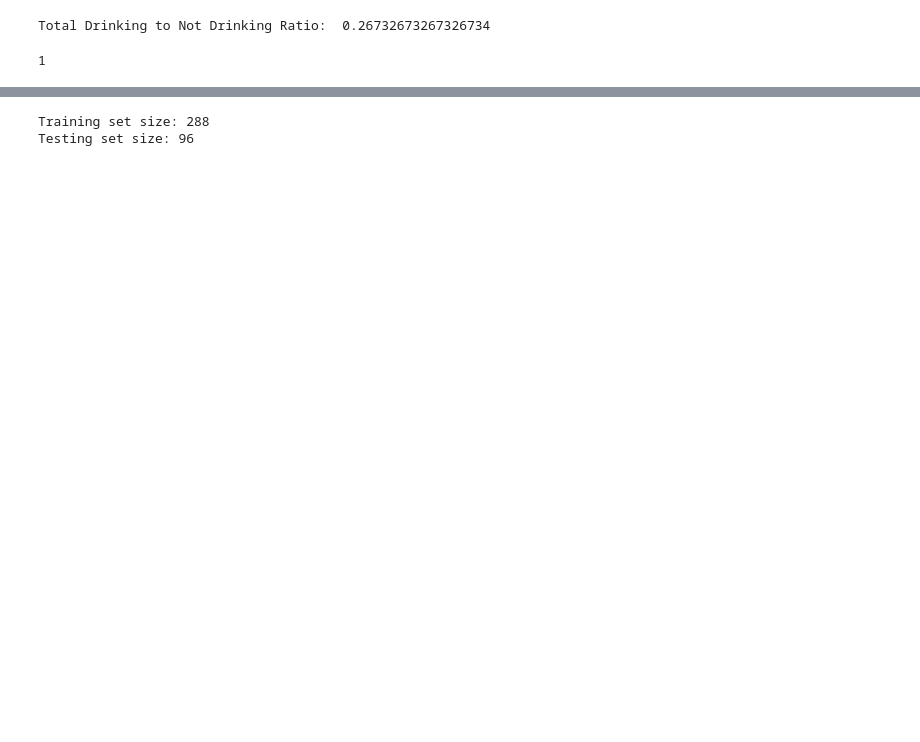
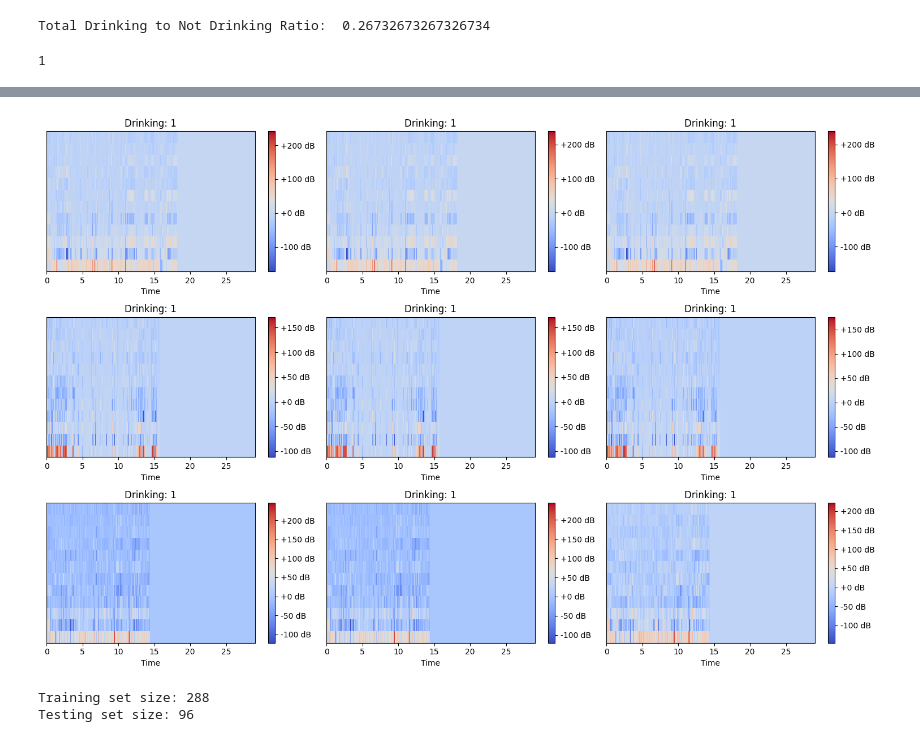
Before and after one commit to Horcruxno13/water-audo, a Jupyter notebook: jayesh/classification.ipynb, the cells around one changed output, grey strips where cells are left out. Drawn from its saved outputs; the diff is of its cells as text; code cells hidden in the pictures; blank space fills up the shorter version.

```diff
--- a/jayesh/classification.ipynb
+++ b/jayesh/classification.ipynb
@@ -81,7 +113,7 @@ def augment_audio(audio, augment_type="pitch_shift"):
 
     if augment_type == "pitch_shift":
         # Pitch shifting
-        n_steps = random.randint(-2, 2)  # Shift pitch by up to 2 steps
+        n_steps = random.randint(-6, 6)  # Shift pitch by up to 2 steps
         shifted = librosa.effects.pitch_shift(samples.astype(float), sr=audio.frame_rate, n_steps=n_steps)
         return AudioSegment(
             shifted.astype(np.int16).tobytes(),
@@ -91,7 +123,7 @@ def augment_audio(audio, augment_type="pitch_shift"):
         )
     elif augment_type == "add_noise":
         # Adding noise
-        noise = np.random.normal(0, 0.02, len(samples))  # Adjust the noise level as needed
+        noise = np.random.normal(0, 0.20, len(samples))  # Adjust the noise level as needed
         noisy = samples + noise
         return AudioSegment(
             noisy.astype(np.int16).tobytes(),
@@ -101,7 +133,7 @@ def augment_audio(audio, augment_type="pitch_shift"):
         )
     elif augment_type == "volume_adjust":
         # Adjusting volume
-        volume_change = random.uniform(-5, 5)  # Change volume by -5 to +5 dB
+        volume_change = random.uniform(-10, 15)  # Change volume by -5 to +5 dB
         return audio + volume_change  # Adjust volume
     else:
         return audio  # No augmentation
@@ -164,6 +235,20 @@ elvis_not_drinking_mfccs = [extract_mfcc(audio) for audio in elvis_not_drinking_
 all_mfccs = jayesh_drinking_mfccs + jayesh_not_drinking_mfccs + elvis_drinking_mfccs + elvis_not_drinking_mfccs
 all_labels = [1] * len(jayesh_drinking_mfccs) + [0] * len(jayesh_not_drinking_mfccs) + \
              [1] * len(elvis_drinking_mfccs) + [0] * len(elvis_not_drinking_mfccs)
+# %%
+# plot the first 9 audio files along with their augmented versions to see the difference using MFCC
+
+plt.figure(figsize=(15, 10))
+for i in range(9):
+    plt.subplot(3, 3, i + 1)
+    # dont plot the first mfcc coeff
+    mfcc = all_mfccs[i][:, 1:]
+    librosa.display.specshow(mfcc.T, x_axis='time')
+    plt.colorbar(format="%+2.0f dB")
+    plt.title(f"Drinking: {all_labels[i]}")
+    plt.tight_layout()
+# %% [output]
+[figure, added]
 # %%
 X_train, X_test, y_train, y_test = train_test_split(all_mfccs, all_labels, test_size=0.25, random_state=42, stratify=all_labels)
 
```
Also changed, not shown: parts of 7 cells of this notebook, 3 other files.
